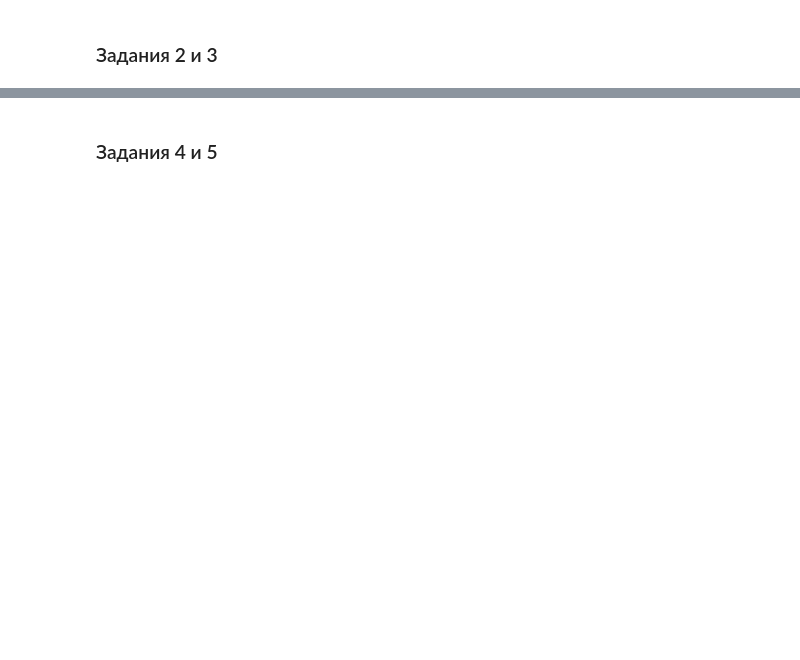
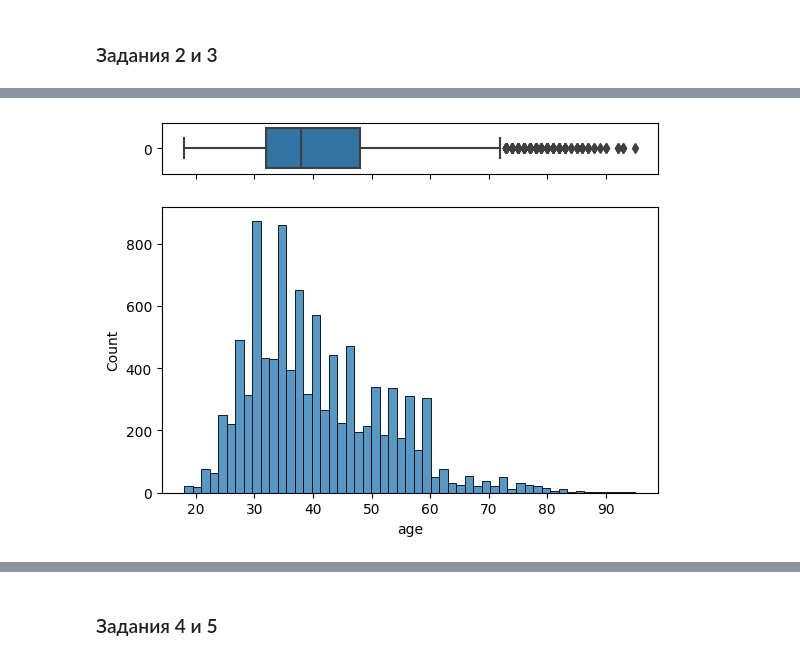
Before and after one commit to botovalex/SFDC, a Jupyter notebook: ML/Project_4_ML.ipynb, the cells around one changed output, grey strips where cells are left out. Drawn from its saved outputs; the diff is of its cells as text; code cells hidden in the pictures; blank space fills up the shorter version.

```diff
--- a/ML/Project_4_ML.ipynb
+++ b/ML/Project_4_ML.ipynb
@@ -253,0 +338,9 @@ df shape after delete:  (10105, 17)
+# %%
+fig, (ax_box, ax_hist) = plt.subplots(nrows=2, sharex=True, gridspec_kw={'height_ratios': (.15, .85)})
+
+sns.boxplot(df['age'], orient='h', ax=ax_box)
+sns.histplot(data=df, x='age', ax=ax_hist)
+
+plt.show()
+# %% [output]
+[figure, added]
```
Also changed, not shown: parts of 14 cells of this notebook.
